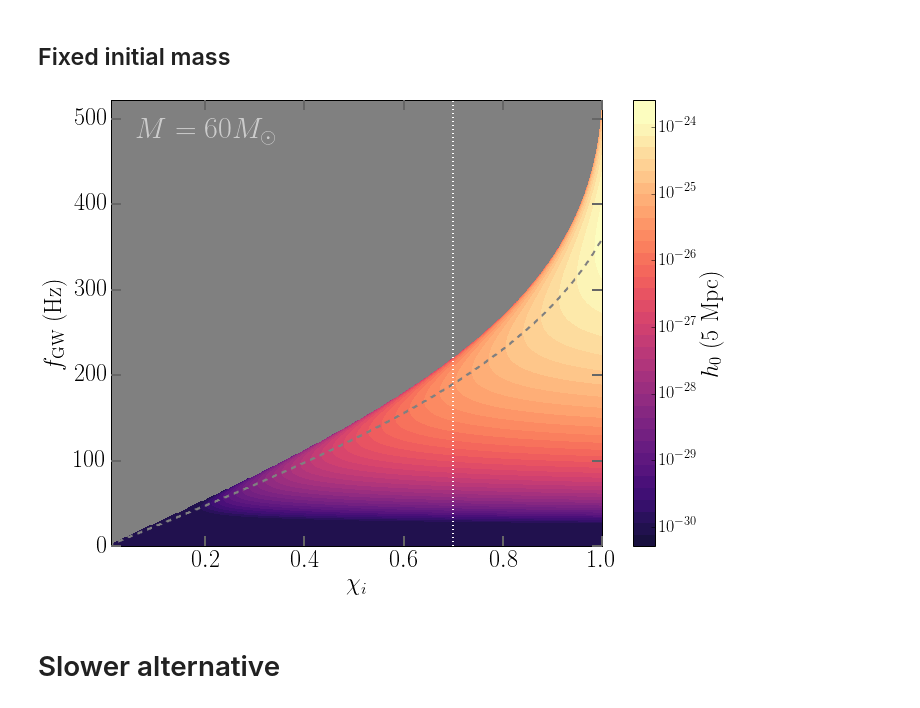
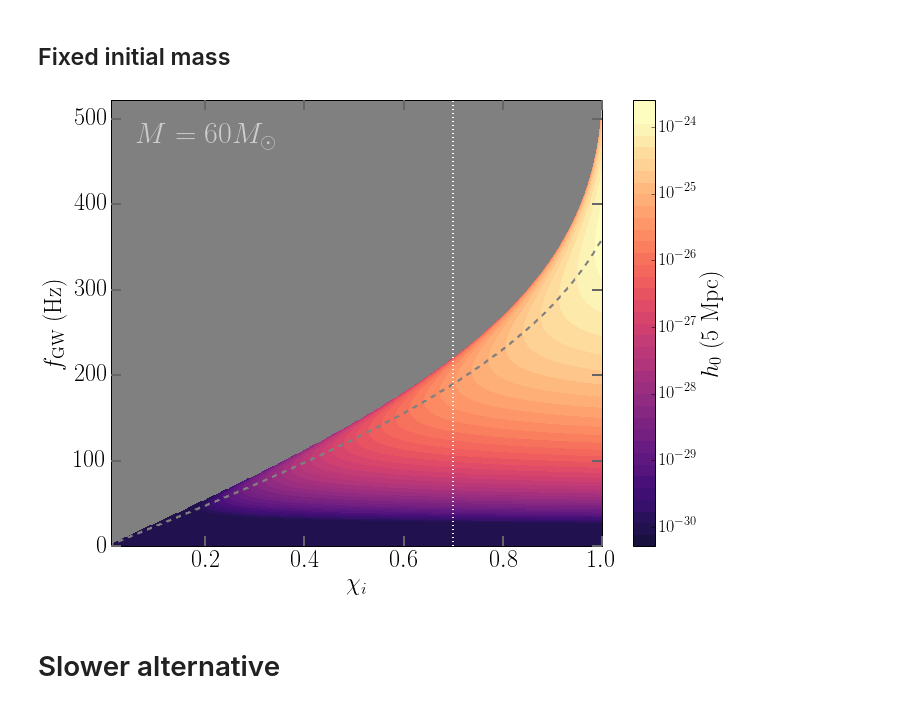
Before and after one commit to maxisi/gwaxion, a Jupyter notebook: examples/fgw_mbh_approx.ipynb, the cells around one changed output. Drawn from its saved outputs; the diff is of its cells as text; code cells hidden in the pictures.

```diff
--- a/examples/fgw_mbh_approx.ipynb
+++ b/examples/fgw_mbh_approx.ipynb
@@ -183,35 +183,35 @@ cm = ax.contourf(chis, fgws_ma,h0s_ma, locator=ticker.LogLocator(numticks=500,ba
 # fmt = ticker.LogFormatterMathtext()
 # fmt.create_dummy_axis()
 # plt.clabel(cs, cs.levels, inline=True, fontsize=8, fmt=fmt, loc='best')
 
 ax.plot(chi_df['chi'], chi_df['fgw'], '--', color='gray', lw=2)
 
 # plot vertical line at 0.7
 ax.axvline(0.7, c='w', ls=':', lw=2)
 
 # cbaxes = inset_axes(ax, width="70%", height="5%", loc=9)
 cb_ticks = np.logspace(-30, -24, 7)# np.ceil(np.log10(h0s_ma[~np.isnan(h0s_ma)].max())), 7)
 cb = plt.colorbar(cm, norm=norm, label=r'$h_0$ (5 Mpc)', ticks=cb_ticks)#, orientation='horizontal', cax=cbaxes)
 cb.ax.tick_params(labelsize=18)
 
 ax.set_ylabel(r'$f_{\rm GW}$ (Hz)')
 ax.set_xlabel(r'$\chi_i$')
 ax.set_xlim(0.01,1)
 
 ax.patch.set_facecolor("grey")
 
 ax.tick_params(axis='both', color='0.4', which='both', width=2)
 ax.tick_params(axis='both', length=10)
 
-ax.annotate(r'$M=%i M_\odot$' % mbh_ex, xy=(0.05, 0.95), xycoords="axes fraction",
+ax.annotate(r'$M=%i M_\odot$' % mbh_ex, xy=(0.05, 0.94), xycoords="axes fraction",
             ha='left', va='top', fontsize=30, color='0.8')
 
 fig.savefig('cmap_fgw_chi_h0.pdf', bbox_inches='tight')
 
 plt.show()
 plt.close()
 # %% [output]
-[figure, old version]
+[figure, new version]
 # %% [markdown]
 # Slower alternative
 # %%
```
Also changed, not shown: parts of 1 cell of this notebook, 2 other files.
